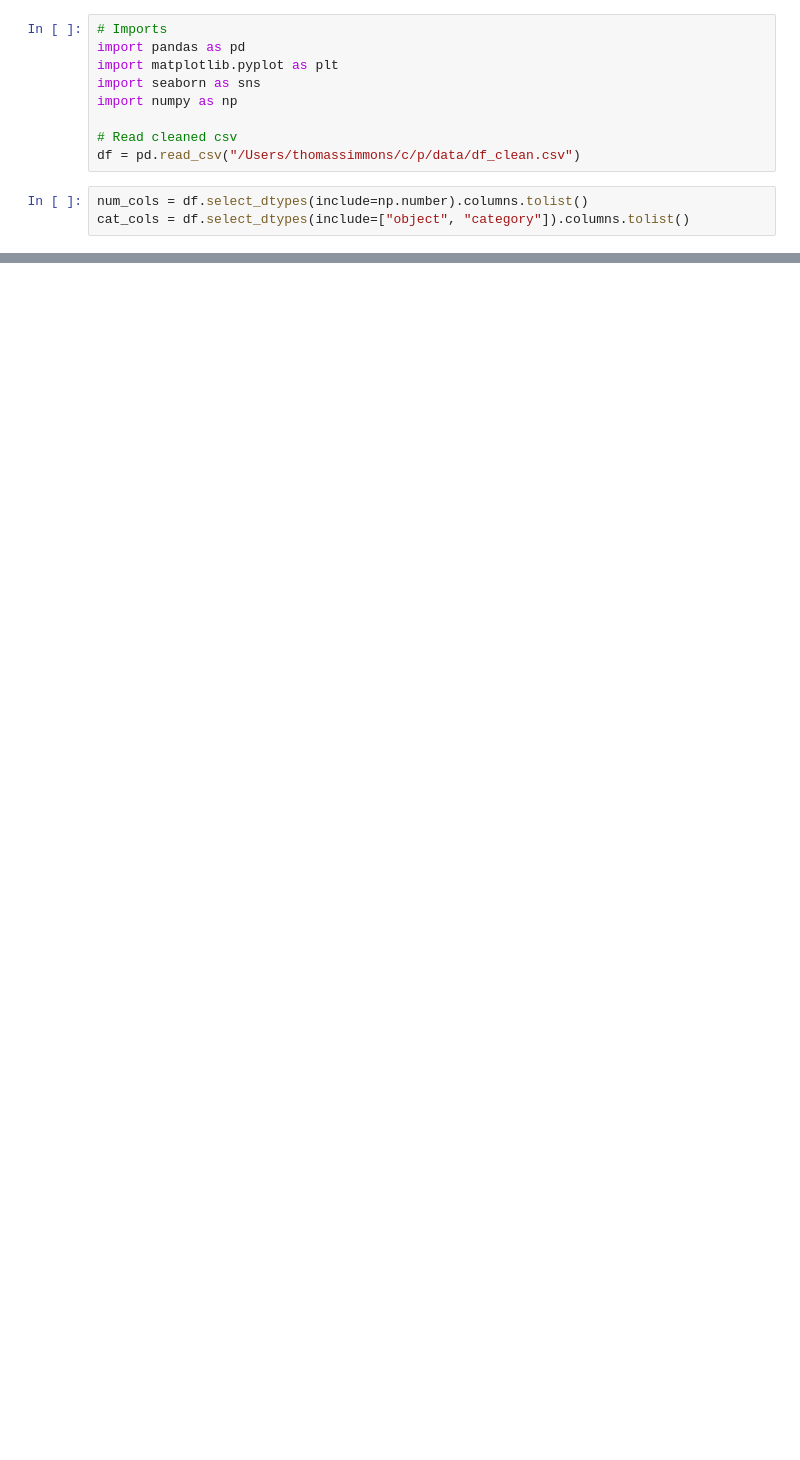
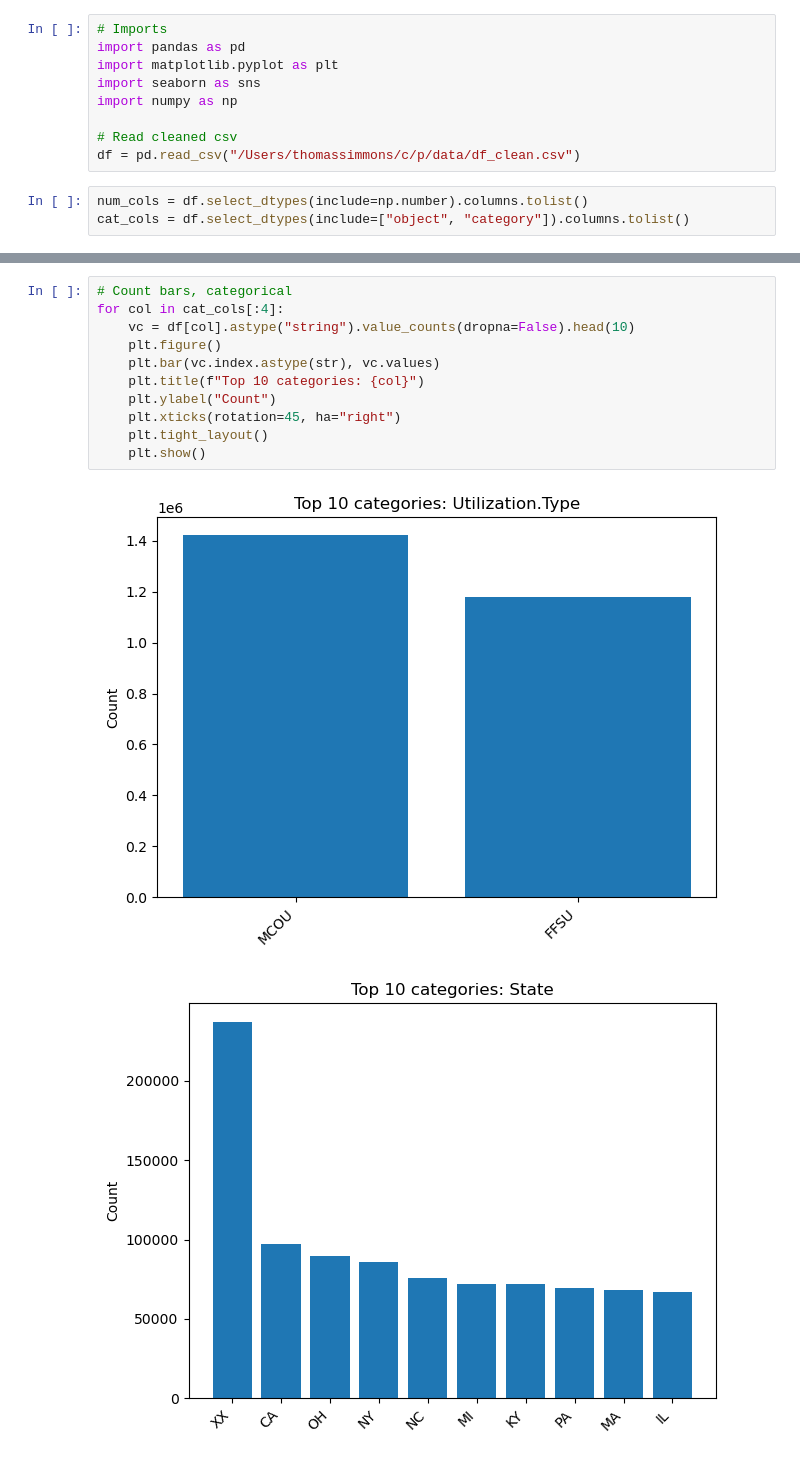
Before and after one commit to tcsimm/pharmacy-drug-utilization, a Jupyter notebook: notebooks/visualizations_python.ipynb, the cells around one changed output, grey strips where cells are left out. Drawn from its saved outputs; the diff is of its cells as text; blank space fills up the shorter version.

```diff
--- a/notebooks/visualizations_python.ipynb
+++ b/notebooks/visualizations_python.ipynb
@@ -29,0 +54,14 @@ for col in num_cols[:6]:
+# %%
+# Count bars, categorical
+for col in cat_cols[:4]:
+    vc = df[col].astype("string").value_counts(dropna=False).head(10)
+    plt.figure()
+    plt.bar(vc.index.astype(str), vc.values)
+    plt.title(f"Top 10 categories: {col}")
+    plt.ylabel("Count")
+    plt.xticks(rotation=45, ha="right")
+    plt.tight_layout()
+    plt.show()
+# %% [output]
+[figure, added]
+[figure, added]
```
Also changed, not shown: parts of 4 cells of this notebook.
